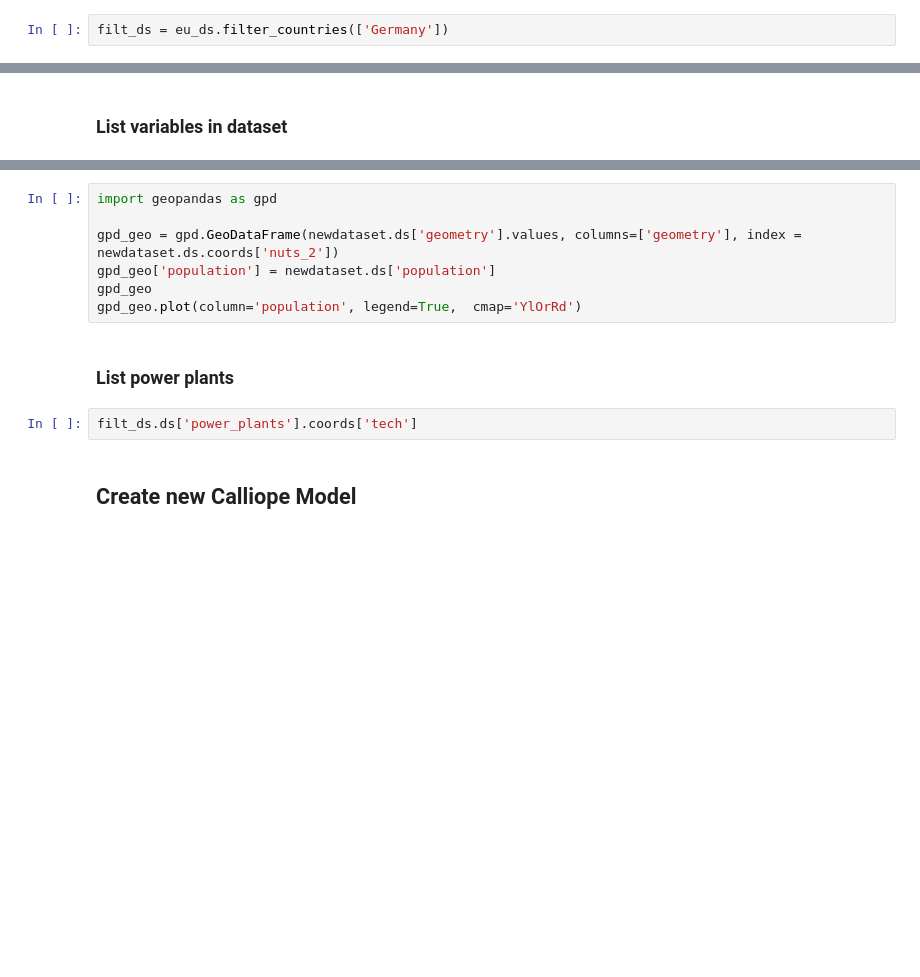
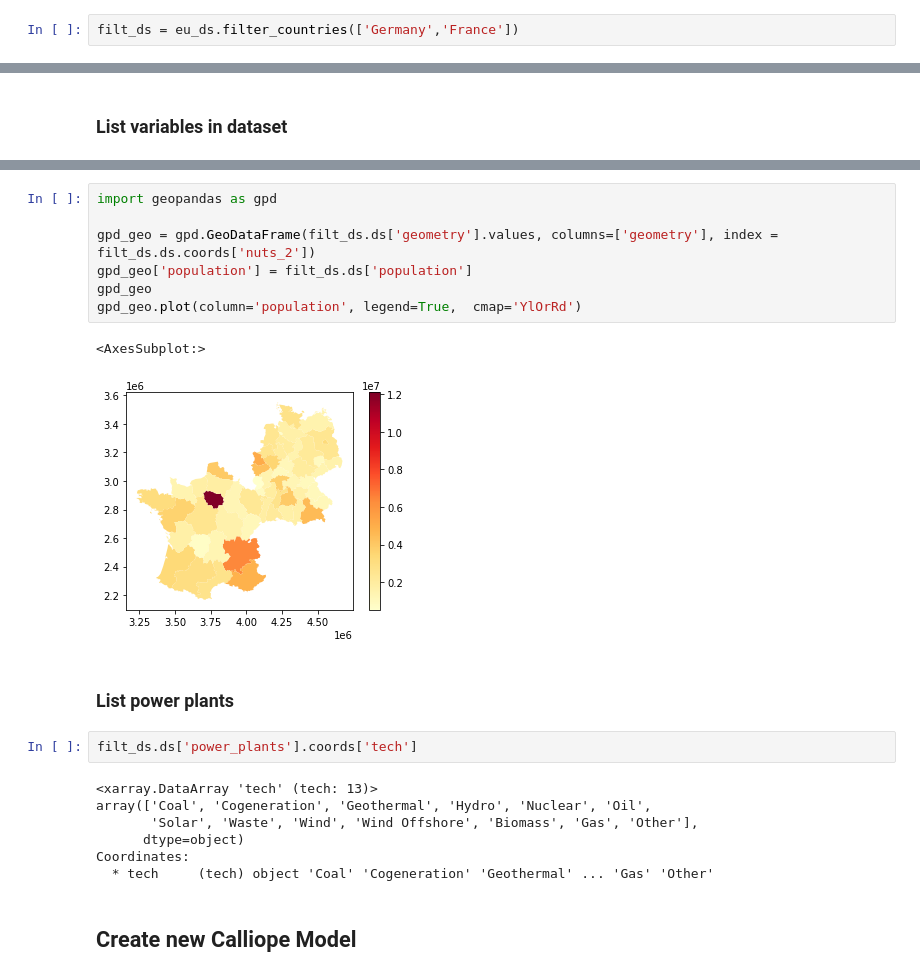
Before and after one commit to ENSYSTRA/EU-SES, a Jupyter notebook: EU-SES Tutorial presentation - #2.ipynb, the cells around one changed output, grey strips where cells are left out. Saved outputs shown, nothing was run; the diff lists cells and outputs as text; blank space fills up the shorter version.

```diff
--- a/EU-SES Tutorial presentation - #2.ipynb
+++ b/EU-SES Tutorial presentation - #2.ipynb
@@ -18,7 +36,7 @@ eu_ds.countries
 # %% [markdown]
 ### Filter country
 # %%
-filt_ds = eu_ds.filter_countries(['Germany'])
+filt_ds = eu_ds.filter_countries(['Germany','France'])
 # %% [markdown]
 ### See map of selected countries
 # %%
@@ -37,14 +76,24 @@ filt_ds.ds
 # %%
 import geopandas as gpd
 
-gpd_geo = gpd.GeoDataFrame(newdataset.ds['geometry'].values, columns=['geometry'], index = newdataset.ds.coords['nuts_2'])
-gpd_geo['population'] = newdataset.ds['population']
+gpd_geo = gpd.GeoDataFrame(filt_ds.ds['geometry'].values, columns=['geometry'], index = filt_ds.ds.coords['nuts_2'])
+gpd_geo['population'] = filt_ds.ds['population']
 gpd_geo
 gpd_geo.plot(column='population', legend=True,  cmap='YlOrRd')
+# %% [output]
+<AxesSubplot:>
+[figure, added]
 # %% [markdown]
 ### List power plants
 # %%
 filt_ds.ds['power_plants'].coords['tech']
+# %% [output]
+<xarray.DataArray 'tech' (tech: 13)>
+array(['Coal', 'Cogeneration', 'Geothermal', 'Hydro', 'Nuclear', 'Oil',
+       'Solar', 'Waste', 'Wind', 'Wind Offshore', 'Biomass', 'Gas', 'Other'],
+      dtype=object)
+Coordinates:
+  * tech     (tech) object 'Coal' 'Cogeneration' 'Geothermal' ... 'Gas' 'Other'
 # %% [markdown]
 ## Create new Calliope Model
 # %%
```
Also changed, not shown: parts of 7 cells of this notebook.
